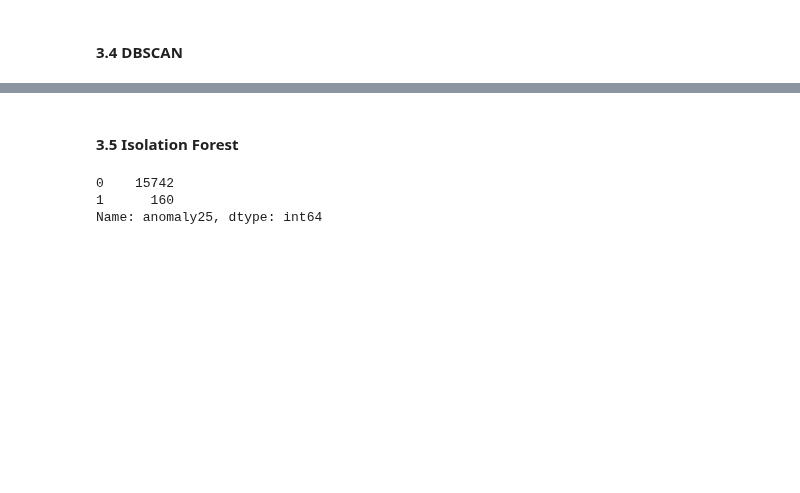
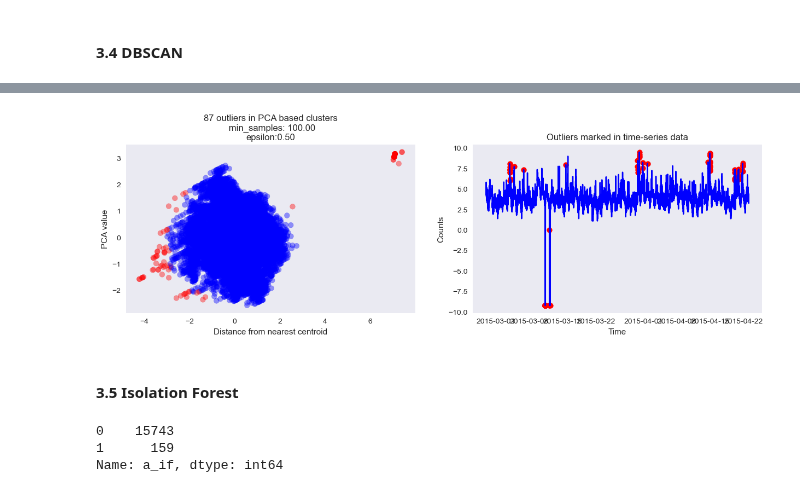
Before and after one commit to marci-nemeth/ML-Notebooks, a Jupyter notebook: 5-TimeSeries/NumentaAnomalyBenchmark.ipynb, the cells around one changed output, grey strips where cells are left out. Saved outputs shown, nothing was run; the diff lists cells and outputs as text; code cells hidden in the pictures; blank space fills up the shorter version.

```diff
--- a/5-TimeSeries/NumentaAnomalyBenchmark.ipynb
+++ b/5-TimeSeries/NumentaAnomalyBenchmark.ipynb
@@ -307,3 +328,23 @@ df_mm = x1 + 2*x2 + 3*x3 + 4*x4 +5*x5
+# %%
+fig, axes = plt.subplots(1,2,figsize=(15,4))
+
+colors = {0:'blue', 1:'red',-1:'red'}
+axes[0].scatter(data['feature1'], data['feature2'], c=data["cluster"].apply(lambda x: colors[x]),alpha=0.4)
+axes[0].set_title("{} outliers in PCA based clusters\n min_samples: {:.2f}\nepsilon:{:.2f}".format(len(data.loc[data["cluster"]!= 0]), min_samples,epsilon))
+axes[0].set_xlabel("Distance from nearest centroid")
+axes[0].set_ylabel("PCA value")
+
+
+a = df.loc[data['cluster'] != 0, ['timestamp', 'value']]
+axes[1].plot(df['timestamp'], df['value'], color='blue')
+axes[1].scatter(a['timestamp'],a['value'], color='red')
+axes[1].set_title("Outliers marked in time-series data")
+axes[1].set_xlabel("Time")
+axes[1].set_ylabel("Counts")
+
+plt.show()
+# %% [output]
+[figure, added]
 # %% [markdown]
 #### 3.5 Isolation Forest
 # %%
@@ -314,11 +355,11 @@ data = pd.DataFrame(norm_val)
 model =  IsolationForest(contamination = 0.01)
 model.fit(data)
 # add the data to the main
-df['anomaly25'] = pd.Series(model.predict(data))
-df['anomaly25'] = df['anomaly25'].map( {1: 0, -1: 1} )
-print(df['anomaly25'].value_counts())
+df['a_if'] = pd.Series(model.predict(data))
+df['a_if'] = df['a_if'].map( {1: 0, -1: 1} )
+print(df['a_if'].value_counts())
 # %% [output]
-0    15742
-1      160
-Name: anomaly25, dtype: int64
+0    15743
+1      159
+Name: a_if, dtype: int64
 # %%
```
Also changed, not shown: parts of 26 cells of this notebook.
